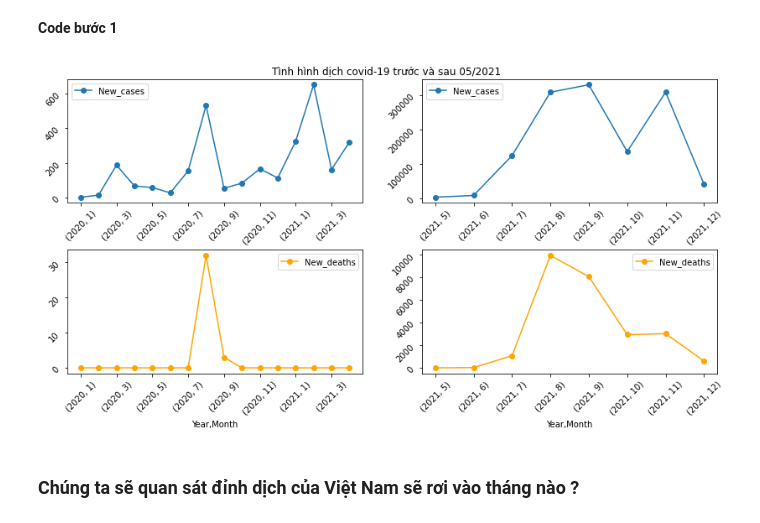
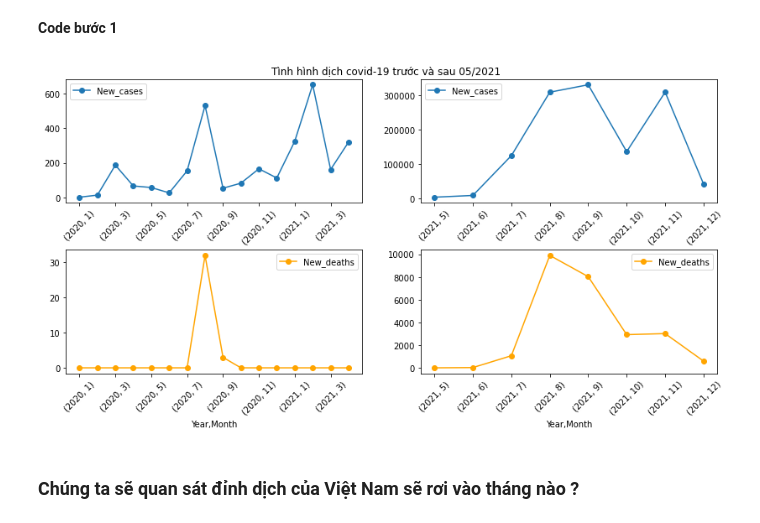
Before and after one commit to lavData/P4DS_Final_project, a Jupyter notebook: Khám phá dữ liệu.ipynb, the cells around one changed output. Saved outputs shown, nothing was run; the diff lists cells and outputs as text; code cells hidden in the pictures.

```diff
--- a/Khám phá dữ liệu.ipynb
+++ b/Khám phá dữ liệu.ipynb
@@ -1133,26 +1131,26 @@ Nhận xét:
 # %%
 fig, axs = plt.subplots(2,2,figsize = (12,6))
 before_df[['New_cases']].plot.line(marker = 'o',ax = axs[0,0])
 
 after_df[['New_cases']].plot.line(marker = 'o',ax = axs[0,1])
 
 before_df[['New_deaths']].plot.line(marker = 'o',
                                     ax = axs[1,0],color = 'orange')
 
 after_df[['New_deaths']].plot.line(marker = 'o',
                                     ax = axs[1,1],color = 'orange')
 
 
 fig.tight_layout(pad=2.5)  # khoảng cách giữa các figure
-axs[0,0].tick_params(labelrotation=45)
-axs[0,1].tick_params(labelrotation=45)
-axs[1,0].tick_params(labelrotation=45)
-axs[1,1].tick_params(labelrotation=45)
+axs[0,0].tick_params(labelrotation=45, axis='x')
+axs[0,1].tick_params(labelrotation=45, axis='x')
+axs[1,0].tick_params(labelrotation=45, axis='x')
+axs[1,1].tick_params(labelrotation=45, axis='x')
 plt.suptitle('Tình hình dịch covid-19 trước và sau 05/2021');
 
 # Shift + O : show full figures in cell output
 # %% [output]
-[figure, old version]
+[figure, new version]
 # %% [markdown]
 ### Chúng ta sẽ quan sát đỉnh dịch của Việt Nam sẽ rơi vào tháng nào ?
 # %% [markdown]
```
Also changed, not shown: parts of 30 cells of this notebook.
